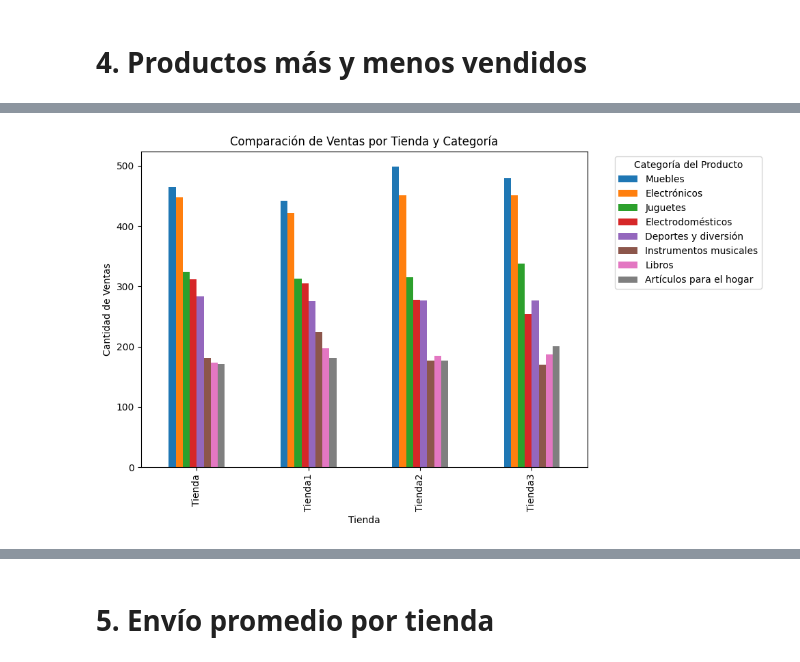
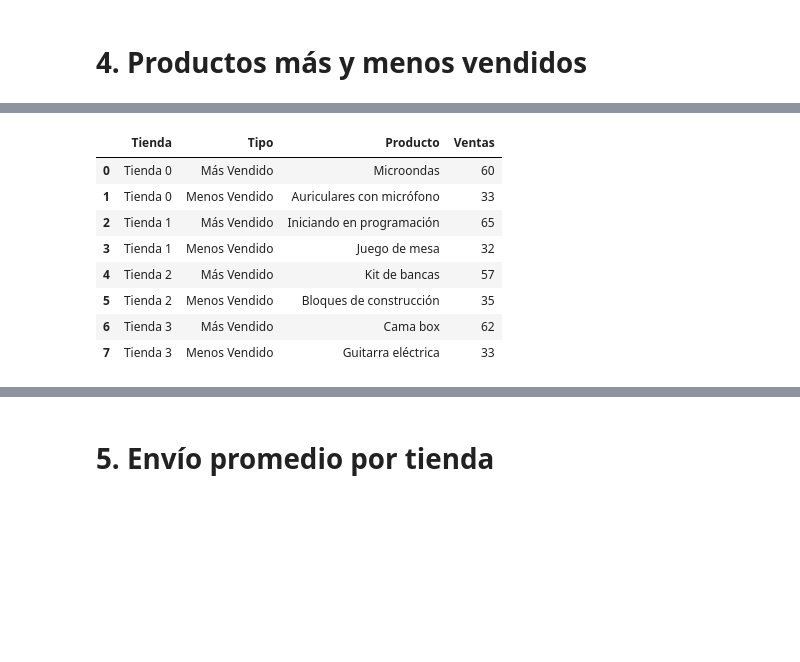
Before and after one commit to Near-o7/desafio1_dataScience, a Jupyter notebook: AluraStoreLatam.ipynb, the cells around one changed output, grey strips where cells are left out. Cells and saved outputs as stored; diff of their text form; code cells hidden in the pictures; blank space fills up the shorter version.

```diff
--- a/AluraStoreLatam.ipynb
+++ b/AluraStoreLatam.ipynb
@@ -387,16 +361,41 @@ display(comparativa)
-# %%
-import matplotlib.pyplot as plt
-
-df_plot = comparativa.set_index('Categoría del Producto').T
-df_plot.index = ['Tienda', 'Tienda1', 'Tienda2', 'Tienda3']
-
-ax = df_plot.plot(kind='bar', figsize=(10, 6))
-
-ax.set_xlabel('Tienda')
-ax.set_ylabel('Cantidad de Ventas')
-ax.set_title('Comparación de Ventas por Tienda y Categoría')
-ax.legend(title='Categoría del Producto', bbox_to_anchor=(1.05, 1), loc='upper left')
-plt.tight_layout()
-plt.show()
-# %% [output]
-[figure, removed]
+# %%
+ventas_tienda0 = tienda['Producto'].value_counts().rename_axis('Producto').reset_index(name='Ventas Tienda')
+mas_vendido0 = ventas_tienda0.loc[ventas_tienda0['Ventas Tienda'].idxmax()]
+menos_vendido0 = ventas_tienda0.loc[ventas_tienda0['Ventas Tienda'].idxmin()]
+
+ventas_tienda1 = tienda2['Producto'].value_counts().rename_axis('Producto').reset_index(name='Ventas Tienda1')
+mas_vendido1 = ventas_tienda1.loc[ventas_tienda1['Ventas Tienda1'].idxmax()]
+menos_vendido1 = ventas_tienda1.loc[ventas_tienda1['Ventas Tienda1'].idxmin()]
+
+ventas_tienda2 = tienda3['Producto'].value_counts().rename_axis('Producto').reset_index(name='Ventas Tienda2')
+mas_vendido2 = ventas_tienda2.loc[ventas_tienda2['Ventas Tienda2'].idxmax()]
+menos_vendido2 = ventas_tienda2.loc[ventas_tienda2['Ventas Tienda2'].idxmin()]
+
+ventas_tienda3 = tienda4['Producto'].value_counts().rename_axis('Producto').reset_index(name='Ventas Tienda3')
+mas_vendido3 = ventas_tienda3.loc[ventas_tienda3['Ventas Tienda3'].idxmax()]
+menos_vendido3 = ventas_tienda3.loc[ventas_tienda3['Ventas Tienda3'].idxmin()]
+
+comparativa = pd.DataFrame({
+    'Tienda': ['Tienda 0', 'Tienda 0', 'Tienda 1', 'Tienda 1', 'Tienda 2', 'Tienda 2', 'Tienda 3', 'Tienda 3'],
+    'Tipo': ['Más Vendido', 'Menos Vendido'] * 4,
+    'Producto': [mas_vendido0['Producto'], menos_vendido0['Producto'],
+                 mas_vendido1['Producto'], menos_vendido1['Producto'],
+                 mas_vendido2['Producto'], menos_vendido2['Producto'],
+                 mas_vendido3['Producto'], menos_vendido3['Producto']],
+    'Ventas': [mas_vendido0['Ventas Tienda'], menos_vendido0['Ventas Tienda'],
+               mas_vendido1['Ventas Tienda1'], menos_vendido1['Ventas Tienda1'],
+               mas_vendido2['Ventas Tienda2'], menos_vendido2['Ventas Tienda2'],
+               mas_vendido3['Ventas Tienda3'], menos_vendido3['Ventas Tienda3']]
+})
+
+display(comparativa)
+# %% [output]
+|  | Tienda | Tipo | Producto | Ventas |
+| 0 | Tienda 0 | Más Vendido | Microondas | 60 |
+| 1 | Tienda 0 | Menos Vendido | Auriculares con micrófono | 33 |
+| 2 | Tienda 1 | Más Vendido | Iniciando en programación | 65 |
+| 3 | Tienda 1 | Menos Vendido | Juego de mesa | 32 |
+| 4 | Tienda 2 | Más Vendido | Kit de bancas | 57 |
+| 5 | Tienda 2 | Menos Vendido | Bloques de construcción | 35 |
+| 6 | Tienda 3 | Más Vendido | Cama box | 62 |
+| 7 | Tienda 3 | Menos Vendido | Guitarra eléctrica | 33 |
```
Also changed, not shown: parts of 8 cells of this notebook.
